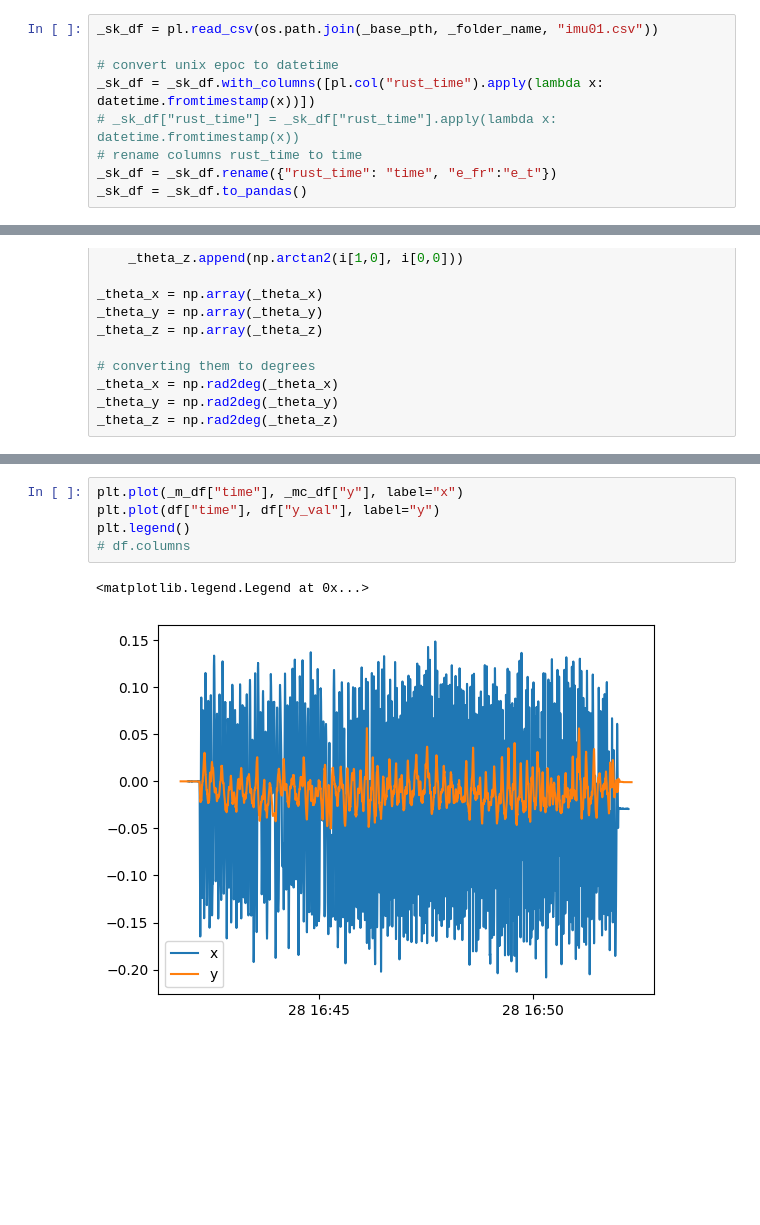
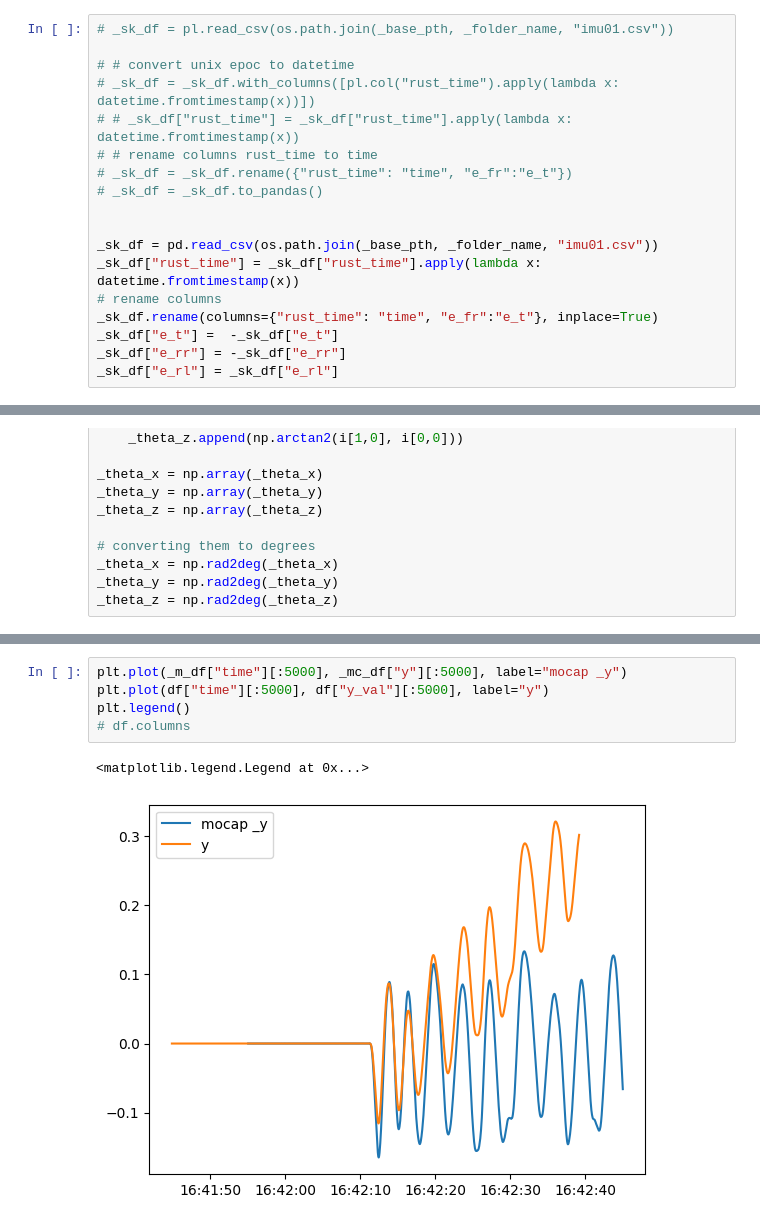
Before and after one commit to SujithChristopher/armbo_preliminary_work, a Jupyter notebook: simulation/ipy_notebooks/omniwheel_err_min.ipynb, the cells around one changed output, grey strips where cells are left out. Saved outputs shown, nothing was run; the diff lists cells and outputs as text; blank space fills up the shorter version.

```diff
--- a/simulation/ipy_notebooks/omniwheel_err_min.ipynb
+++ b/simulation/ipy_notebooks/omniwheel_err_min.ipynb
@@ -35,14 +27,23 @@ _base_pth
 # %% [output]
 'c:\\Users\\CMC\\Documents\\openposelibs\\pose\\armbo\\simulation\\..\\recording_programs\\test_data\\omni_9dof_feb_28_2023'
 # %%
-_sk_df = pl.read_csv(os.path.join(_base_pth, _folder_name, "imu01.csv"))
+# _sk_df = pl.read_csv(os.path.join(_base_pth, _folder_name, "imu01.csv"))
 
-# convert unix epoc to datetime
-_sk_df = _sk_df.with_columns([pl.col("rust_time").apply(lambda x: datetime.fromtimestamp(x))])
-# _sk_df["rust_time"] = _sk_df["rust_time"].apply(lambda x: datetime.fromtimestamp(x))
-# rename columns rust_time to time
-_sk_df = _sk_df.rename({"rust_time": "time", "e_fr":"e_t"})
-_sk_df = _sk_df.to_pandas()
+# # convert unix epoc to datetime
+# _sk_df = _sk_df.with_columns([pl.col("rust_time").apply(lambda x: datetime.fromtimestamp(x))])
+# # _sk_df["rust_time"] = _sk_df["rust_time"].apply(lambda x: datetime.fromtimestamp(x))
+# # rename columns rust_time to time
+# _sk_df = _sk_df.rename({"rust_time": "time", "e_fr":"e_t"})
+# _sk_df = _sk_df.to_pandas()
+
+
+_sk_df = pd.read_csv(os.path.join(_base_pth, _folder_name, "imu01.csv"))
+_sk_df["rust_time"] = _sk_df["rust_time"].apply(lambda x: datetime.fromtimestamp(x))
+# rename columns
+_sk_df.rename(columns={"rust_time": "time", "e_fr":"e_t"}, inplace=True)
+_sk_df["e_t"] =  -_sk_df["e_t"]
+_sk_df["e_rr"] = -_sk_df["e_rr"]
+_sk_df["e_rl"] = _sk_df["e_rl"]
 # %%
 inx = 5000
 s_inx = 45000
@@ -203,11 +202,11 @@ plt.legend()
 # %%
-plt.plot(_m_df["time"], _mc_df["y"], label="x")
-plt.plot(df["time"], df["y_val"], label="y")
+plt.plot(_m_df["time"][:5000], _mc_df["y"][:5000], label="mocap _y")
+plt.plot(df["time"][:5000], df["y_val"][:5000], label="y")
 plt.legend()
 # df.columns
 # %% [output]
 <matplotlib.legend.Legend at 0x...>
-[figure, old version]
+[figure, new version]
 # %%
 """
 Transforming mocap data to robot frame of reference
```
Also changed, not shown: parts of 13 cells of this notebook, 11 other files.
